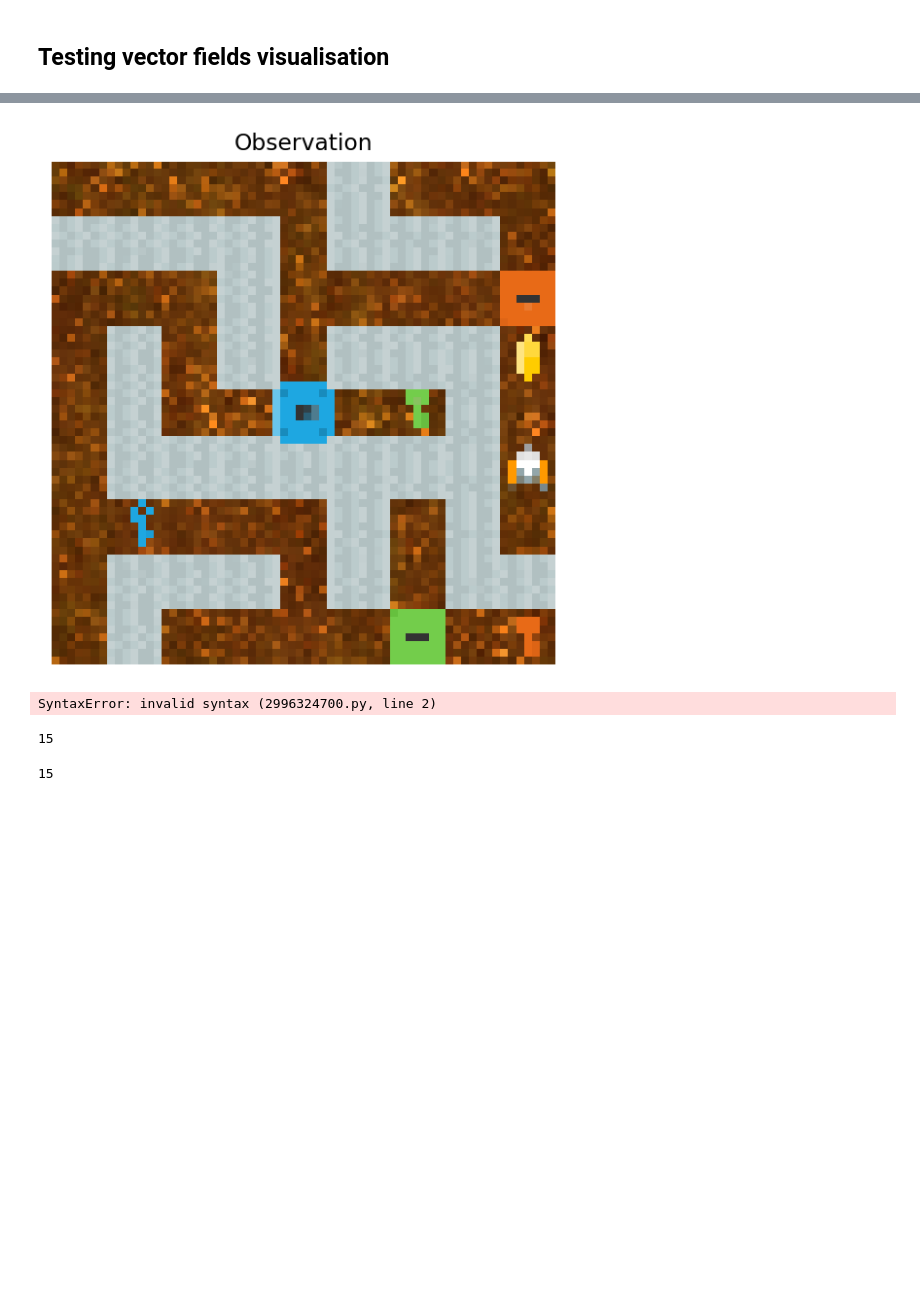
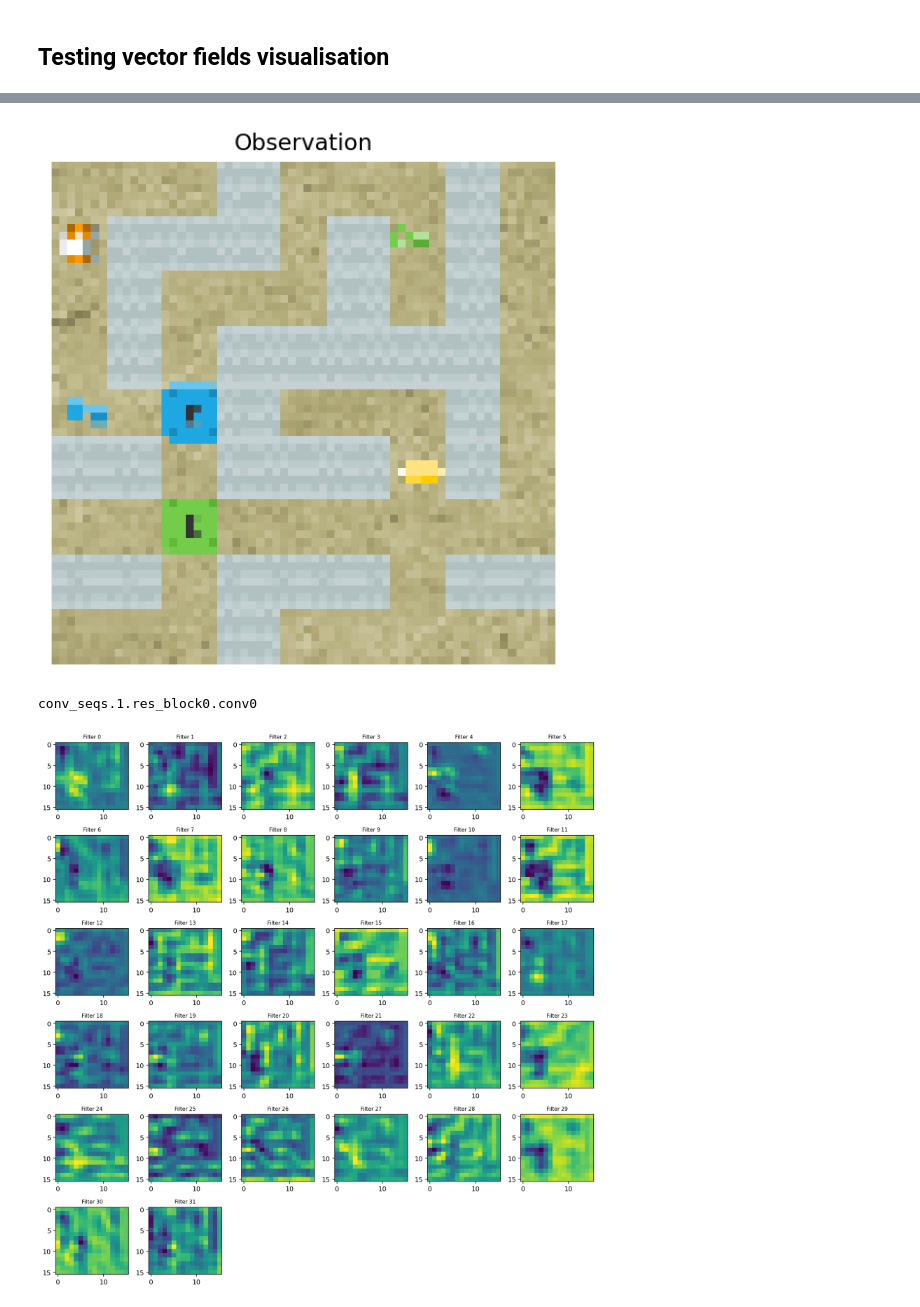
Before and after one commit to BenSturgeon/ai-safety-camp-2024-model-agents, a Jupyter notebook: notebooks/activation_steering.ipynb, the cells around one changed output, grey strips where cells are left out. Saved outputs shown, nothing was run; the diff lists cells and outputs as text; code cells hidden in the pictures; blank space fills up the shorter version.

Commit message:
Added some exploratory code to the activation steering notebook.

```diff
--- a/notebooks/activation_steering.ipynb
+++ b/notebooks/activation_steering.ipynb
@@ -475,9 +391,0 @@ tensor([[-1.8741, -1.9732, -1.1075, -2.2542, -3.3334, -4.6033, -2.7783, -4.7827,
-# %%
-helpers.plot_single_observation(obs_all[4])
-# %% [output]
-[figure, removed]
-# %%
-venv = heist.create_venv(num=3, start_level=2, num_levels=1)
-venv[0]1
-# %% [output]
-SyntaxError: invalid syntax (2996324700.py, line 2)
@@ -489,15 +392,28 @@ env = gym.make(env_name, start_level=100, num_levels=200, render_mode="rgb_array
-# %%
-env_name2 = "procgen:procgen-maze-v0"
-
-env2 = gym.make(env_name2, start_level=100, num_levels=200, distribution_mode="easy") #remove render mode argument to go faster but not produce images
-
-action_space_size2 = env2.action_space.n
-action_space_size = env.action_space.n
-
-action_space_size
-# %% [output]
-15
-# %%
-action_space_size
-# %% [output]
-15
+# %%
+
+model_path = "../../model_9501.0.pt"
+model = helpers.load_model(model_path=model_path)
+
+# Create the environment
+venv = heist.create_venv(num=1, start_level=5, num_levels=1)
+obs = venv.reset()
+helpers.plot_single_observation(helpers.tensor_to_image(obs))
+
+
+layer_names = helpers.get_model_layer_names(model)
+
+model_activations = helpers.ModelActivations(model)
+model_activations.clear_hooks()
+output1, unmodified_activations = model_activations.run_with_cache(helpers.observation_to_rgb(obs), layer_names)
+
+layer_num = 14
+
+print(layer_names[layer_num])
+
+default_layer = helpers.rename_path(layer_names[layer_num])
+
+helpers.plot_layer_activations_dynamic_grid(unmodified_activations,default_layer)
+# %% [output]
+[figure, added]
+conv_seqs.1.res_block0.conv0
+[figure, added]
```
Also changed, not shown: parts of 13 cells of this notebook, 4 other files.
